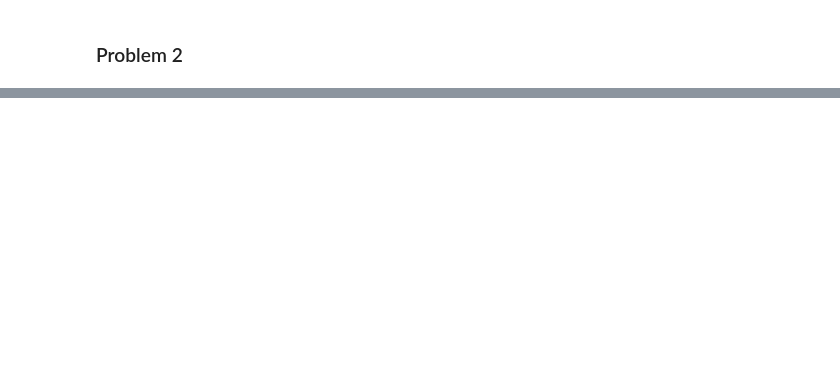
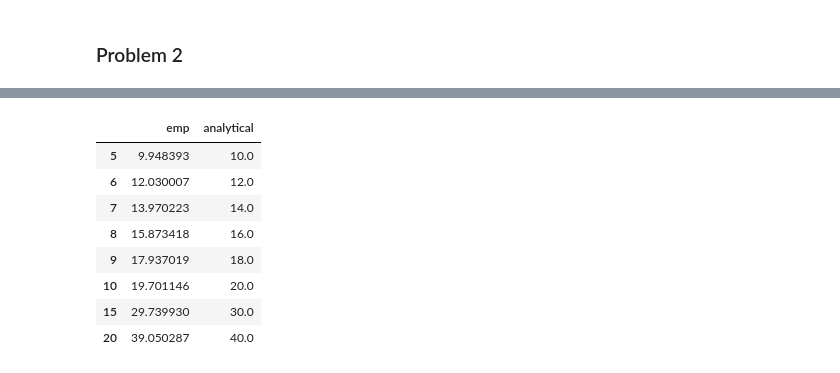
Before and after one commit to uwcheah/Main, a Jupyter notebook: montecarlo/Module 8.ipynb, the cells around one changed output, grey strips where cells are left out. Drawn from its saved outputs; the diff is of its cells as text; code cells hidden in the pictures; blank space fills up the shorter version.

```diff
--- a/montecarlo/Module 8.ipynb
+++ b/montecarlo/Module 8.ipynb
@@ -111,0 +169,7 @@ rv_frozen : rv_frozen instance
+# %%
+# for this problem we will draw values from a Pareto distribution
+# We will a Monte-Carlo method to compute the 'empirical conditional mean for large enough K
+# in scipy notation, b = alpha
+# draw a Pareto
+nobs = 100000
+x_pareto = sp.pareto.rvs(b=2,size=nobs)
@@ -111,0 +188,20 @@ rv_frozen : rv_frozen instance
+# %%
+# Computing the conditional expectation
+# for various levels of K
+
+cond_exp = lambda alpha,k: alpha*k/(alpha-1)
+emp_mean = pd.Series({K:np.mean(x_pareto[x_pareto>K]) for K in [5,6,7,8,9,10,15,20]})
+analytical_mean= pd.Series({K:cond_exp(2,K) for K in [5,6,7,8,9,10,15,20]})
+results = pd.DataFrame({'emp':emp_mean,'analytical':analytical_mean})
+# %%
+results
+# %% [output]
+|  | emp | analytical |
+| 5 | 9.948393 | 10.0 |
+| 6 | 12.030007 | 12.0 |
+| 7 | 13.970223 | 14.0 |
+| 8 | 15.873418 | 16.0 |
+| 9 | 17.937019 | 18.0 |
+| 10 | 19.701146 | 20.0 |
+| 15 | 29.739930 | 30.0 |
+| 20 | 39.050287 | 40.0 |
```
Also changed, not shown: parts of 20 cells of this notebook.
